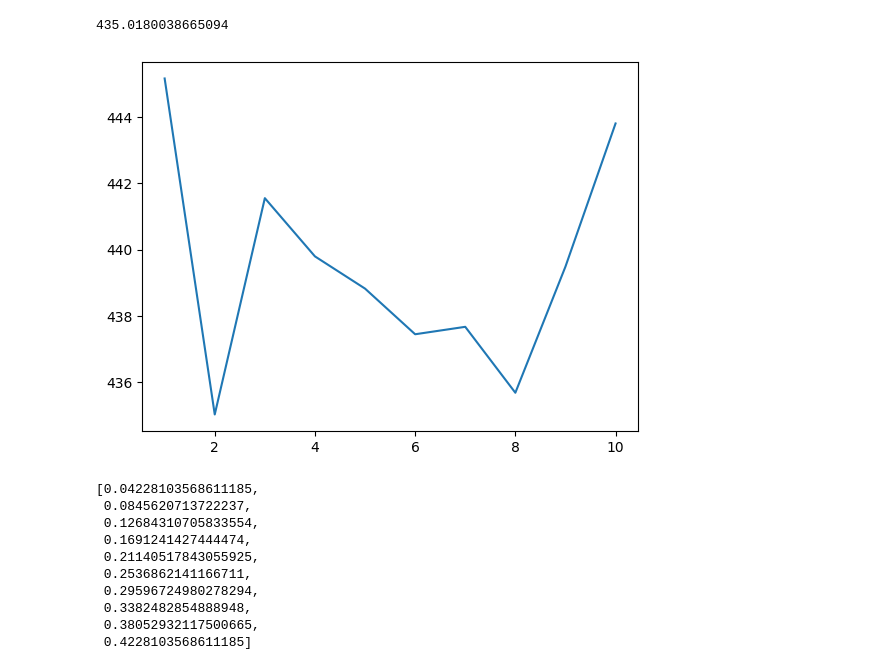
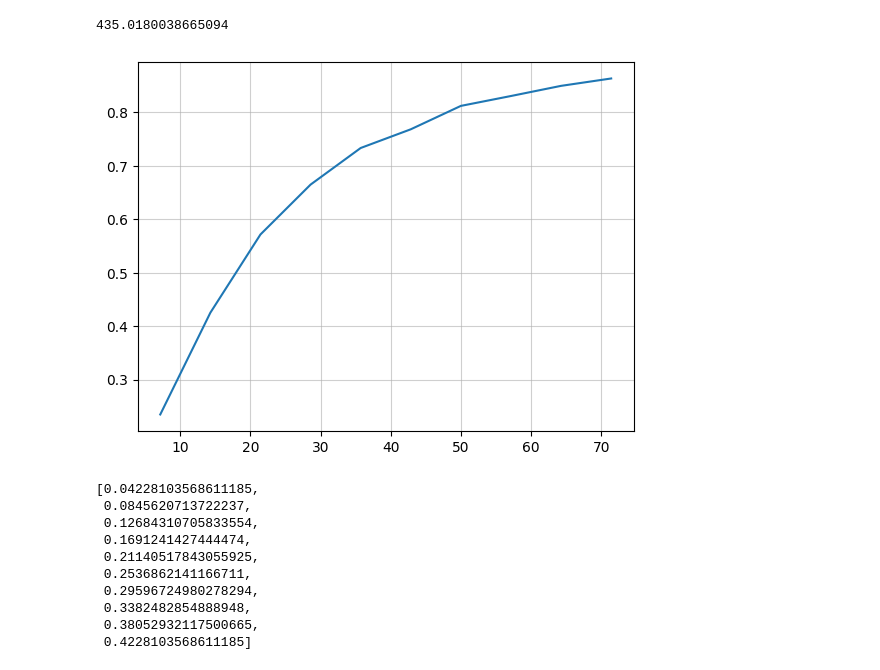
Before and after one commit to loonatick-src/stochastic-sim-3, a Jupyter notebook: main.ipynb, the cells around one changed output. Cells and saved outputs as stored; diff of their text form; code cells hidden in the pictures.

```diff
--- a/main.ipynb
+++ b/main.ipynb
@@ -158,10 +162,11 @@ np.min(abs_min_costs)
 # %% [output]
 435.0180038665094
 # %%
-plt.plot(c_values, abs_min_costs)
+plt.plot(T_initial_values, mean_acceptance_rates)
+plt.grid(alpha = 0.6)
 plt.show()
 # %% [output]
-[figure, old version]
+[figure, new version]
 # %%
 [cooling_schedule(T0, chain_count) for T0 in T_initial_values]
 # %% [output]
```
Also changed, not shown: parts of 12 cells of this notebook, 5 other files.
